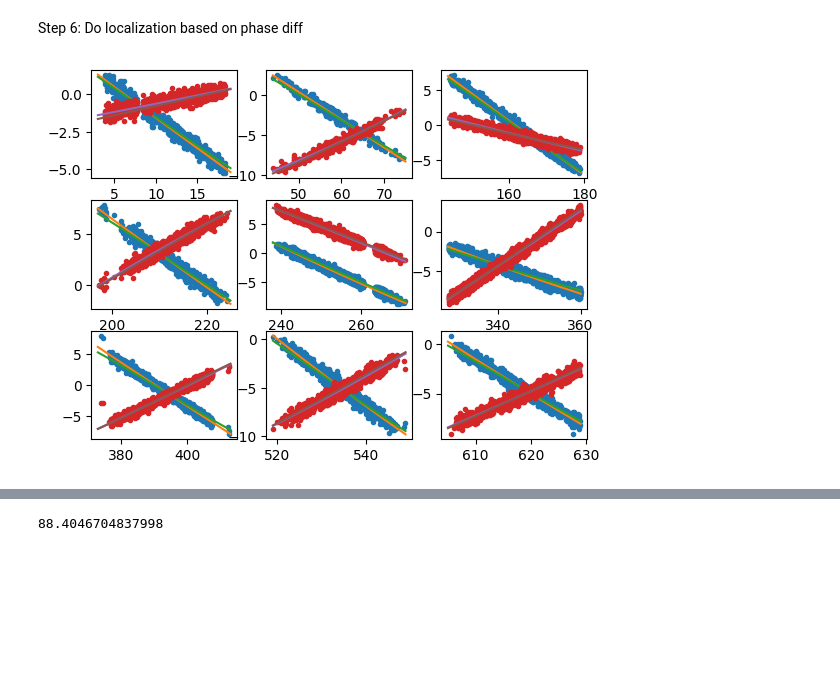
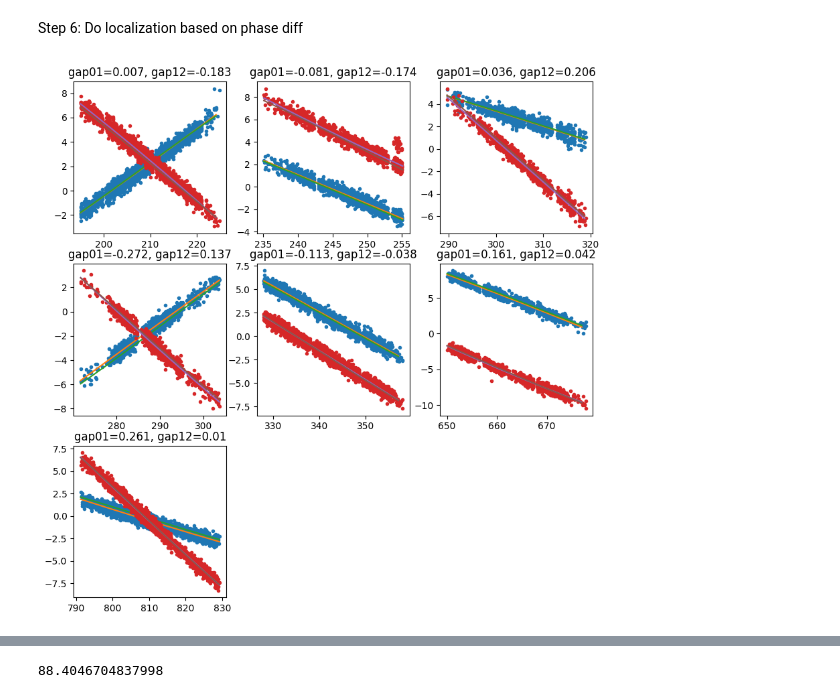
Before and after one commit to ConnectedSystemsLab/starloc_preproc, a Jupyter notebook: Starloc/Starloc.ipynb, the cells around one changed output, grey strips where cells are left out. Cells and saved outputs as stored; diff of their text form; code cells hidden in the pictures; blank space fills up the shorter version.

```diff
--- a/Starloc/Starloc.ipynb
+++ b/Starloc/Starloc.ipynb
@@ -6,11 +6,13 @@ import os
 from matplotlib import pyplot as plt
 import scipy.io as sio
 import numpy as np
-iq0_path ='/home/ishani/LeoPNT/USRP_data/2_5/utctime_5Feb2024_23:58:08_freq_11_325G_bw_2.0M_ts_1707177488.0938272_inrx0.dat'
+# iq0_path ='/home/ishani/LeoPNT/USRP_data/2_5/utctime_5Feb2024_23:58:08_freq_11_325G_bw_2.0M_ts_1707177488.0938272_inrx0.dat'
+iq0_path ='/home/ishani/LeoPNT/USRP_data/2_20/utctime_20Feb2024_23_19_57_freq_11_325G_bw_2.0M_ts_1708471197.0514207_inrx0.dat'
 iq1_path = iq0_path.replace('inrx0', 'inrx1')
 iq2_path = iq0_path.replace('inrx0', 'inrx2')
-date = iq0_path.split('_')[-10]+'_'+iq0_path.split('_')[-9].replace(":","-")
-start_time = 1707177488.1162317
+# date = iq0_path.split('_')[-10]+'_'+iq0_path.split('_')[-9].replace(":","-")
+date = iq0_path.split('_')[-12]+'_'+iq0_path.split('_')[-11]+'_'+iq0_path.split('_')[-10]
+start_time = float(iq0_path.split('_')[-2])
 fc = 11.325e9
 tx_freq = 11.3251e9
 sample_rate = 2e6
@@ -60,6 +62,7 @@ Step 4: simulate doppler, first need to move the tle file to the date folder wit
 # %%
 from sat_id import connect_doppler, doppler_sim
 sim_start_time = start_time
+t_end = sio.loadmat(date + '/info.mat')['t_end'][0][0]
 sim_end_time = sim_start_time+t_end
 sat_dopp_dict, t_list = doppler_sim(date, date+'/Starlink.tle', fc, sim_start_time, sim_end_time, 1)
 output_doppler_file = date+"/output_doppler.mat"
@@ -95,10 +116,10 @@ for sat_idx in range(sat_num):
     el_gt = np.radians(el_gt[((t_sim_list > t_sat_start-1) & (t_sim_list < t_sat_end+1))[0]])
     az_gt = np.radians(az_gt[((t_sim_list > t_sat_start-1) & (t_sim_list < t_sat_end+1))[0]])
 
-    # t_sim, az_gt, el_gt = aoa_sim_1_sat(date, date+'/Starlink.tle', id_dict[0,sat_idx][0], start_time+t_sat_start, start_time+t_sat_end, 1)
-    # t_sim += t_sat_start
-    # az_gt = np.radians(az_gt)
-    # el_gt = np.radians(el_gt)
+    t_sim, az_gt, el_gt = aoa_sim_1_sat(date, date+'/Starlink.tle', id_dict[0,sat_idx][0], start_time+t_sat_start, start_time+t_sat_end, .1)
+    t_sim += t_sat_start
+    az_gt = np.radians(az_gt)
+    el_gt = np.radians(el_gt)
     loc_u = np.column_stack((np.cos(el_gt) * np.sin(az_gt),
                          np.cos(el_gt) * np.cos(az_gt),
                          np.sin(el_gt)))    # the unit vector pointing to the sat from the origin
@@ -115,59 +136,51 @@ for sat_idx in range(sat_num):
 
     # calculate gap
     coeff_01 = np.polyfit(t_repeat, del_phi_repeat_01, 2)
     coeff_12 = np.polyfit(t_repeat, del_phi_repeat_12, 2)
     gap_01 = np.mean(del_phi_01_gt-np.polyval(coeff_01, t_sim)).real
     gap_12 = np.mean(del_phi_12_gt-np.polyval(coeff_12, t_sim)).real
-    if gap_12 > 3*np.pi:
-        del_phi_repeat_12 += 4*np.pi
-        gap_12 -= 4*np.pi
-    elif gap_12 > np.pi:
-        del_phi_repeat_12 += 2*np.pi
-        gap_12 -= 2*np.pi
 
-    if gap_01 > 3*np.pi:
-        del_phi_repeat_01 += 4*np.pi
-        gap_01 -= 4*np.pi
-    elif gap_01 > np.pi:
-        del_phi_repeat_01 += 2*np.pi
-        gap_01 -= 2*np.pi
-
-    if gap_01 < -3*np.pi:
-        del_phi_repeat_01 -= 4*np.pi
-        gap_01 += 4*np.pi
-    elif gap_01 < -np.pi:
-        del_phi_repeat_01 -= 2*np.pi
-        gap_01 += 2*np.pi
-
+    while np.abs(gap_01-np.mean(gap_01_arr)) > 1.5*np.pi:
+        tmp = 2*np.pi*np.sign(gap_01-np.mean(gap_01_arr))
+        gap_01 -= tmp
+        del_phi_repeat_01 += tmp
+    while np.abs(gap_12-np.mean(gap_12_arr)) > 1.5*np.pi:
+        tmp = 2*np.pi*np.sign(gap_12-np.mean(gap_12_arr))
+        gap_12 -= tmp
+        del_phi_repeat_12 += tmp
 
     # fit the discrete data points with polynomial (second order)
     coeff_01_list.append(np.polyfit(t_repeat, del_phi_repeat_01, 2))
     coeff_12_list.append(np.polyfit(t_repeat, del_phi_repeat_12, 2))
     del_phi_repeat_01_list.append(del_phi_repeat_01)
     del_phi_repeat_12_list.append(del_phi_repeat_12)
     del_phi_01_gt_list.append(del_phi_01_gt)
     del_phi_12_gt_list.append(del_phi_12_gt)
     gap_01_arr = np.append(gap_01_arr, gap_01)
     gap_12_arr = np.append(gap_12_arr, gap_12)
     az_gt_list.append(az_gt)
     el_gt_list.append(el_gt)
     t_sim_arr.append(t_sim)
 
+# plot a large fig
+# plt.close('all')
+plt.figure(figsize=(10, 10))
 for sat_idx in range(sat_num):
     dopp_track = dopp_track_dict[0, sat_idx]
     t_sim = t_sim_arr[sat_idx]
     plt.subplot(3, 3, sat_idx+1)
+    plt.plot(dopp_track[:, 0], del_phi_repeat_01_list[sat_idx]+np.mean(gap_01_arr), '.')
+    plt.plot(t_sim, np.polyval(coeff_01_list[sat_idx], t_sim)+np.mean(gap_01_arr), label='fit')
+    plt.plot(t_sim, del_phi_01_gt_list[sat_idx], label='gt')
+
     plt.plot(dopp_track[:, 0], del_phi_repeat_12_list[sat_idx]+np.mean(gap_12_arr), '.')
     plt.plot(t_sim, np.polyval(coeff_12_list[sat_idx], t_sim)+np.mean(gap_12_arr), label='fit')
     plt.plot(t_sim, del_phi_12_gt_list[sat_idx], label='gt')
-    # plt.title(str(round(gap_12,3)))
-    plt.plot(dopp_track[:, 0], del_phi_repeat_01_list[sat_idx]+np.mean(gap_01_arr), '.')
-    plt.plot(t_sim, np.polyval(coeff_01_list[sat_idx], t_sim)+np.mean(gap_01_arr), label='fit')
-    plt.plot(t_sim, del_phi_01_gt_list[sat_idx], label='gt')
-    # plt.title(str(round(gap_01,3)))
+
+    plt.title('gap01='+str(round(gap_01_arr[sat_idx]-np.mean(gap_01_arr),3))+', gap12='+str(round(gap_12_arr[sat_idx]-np.mean(gap_12_arr),3)))
 plt.show()
 # %% [output]
-[figure, old version]
+[figure, new version]
 # %%
 # do grid search
 from tqdm import tqdm
```
Also changed, not shown: parts of 5 cells of this notebook, 1 other file.
